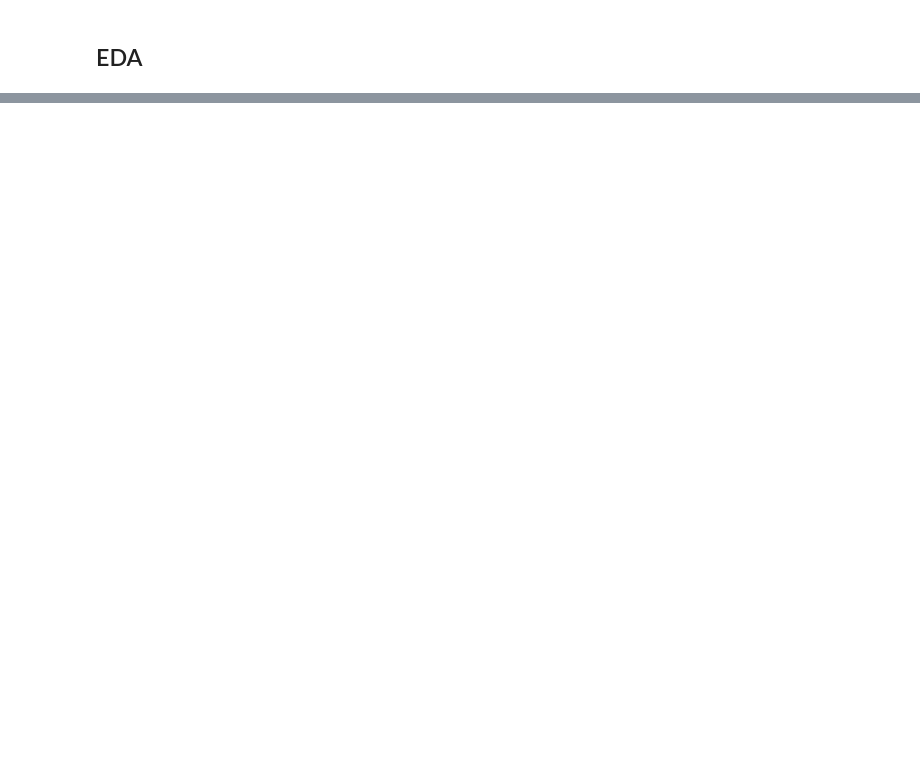
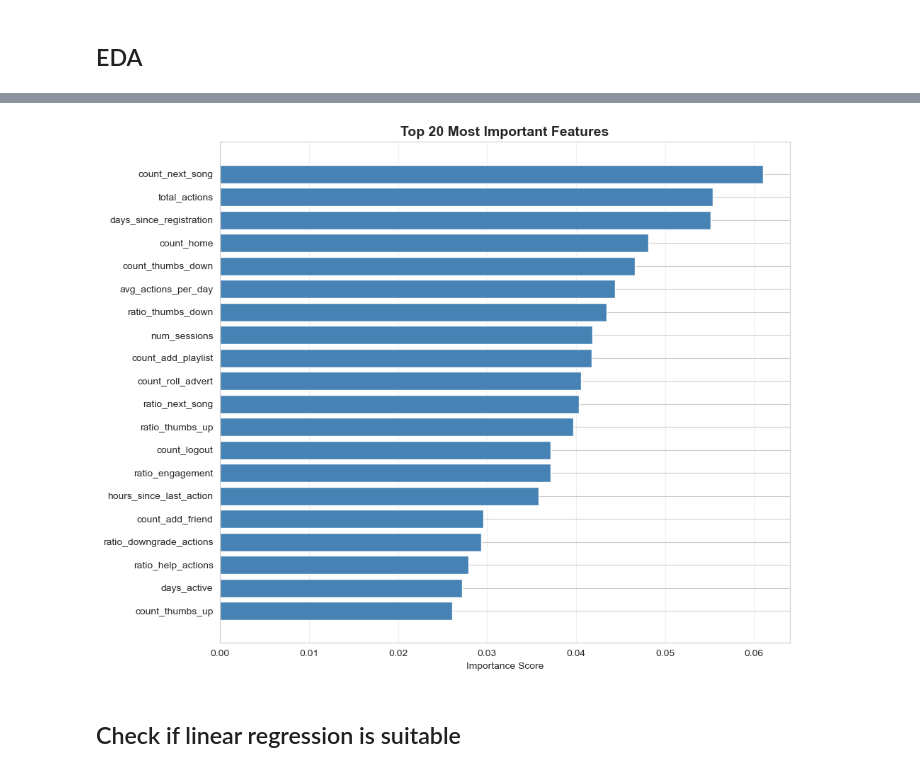
Before and after one commit to MaximilienLuc/Churn-prediction, a Jupyter notebook: Olivier.ipynb, the cells around one changed output, grey strips where cells are left out. Cells and saved outputs as stored; diff of their text form; code cells hidden in the pictures; blank space fills up the shorter version.

```diff
--- a/Olivier.ipynb
+++ b/Olivier.ipynb
@@ -31,7 +31,3 @@ Data columns (total 19 columns):
  18  registration   datetime64[us]
 dtypes: datetime64[us](2), float64(1), int64(4), object(12)
 memory usage: 2.6+ GB
-# %%
-# Vérifie les noms de colonnes exacts et leur longueur
-for col in sample_df_train.columns:
-    print(repr(col), len(col))
@@ -902,0 +1425,2 @@ Memory usage: 45.17 MB
+# %%
+df_cleaned, removed, importance = find_and_remove_low_importance_features(X)
@@ -902,0 +1445,6 @@ Memory usage: 45.17 MB
+# %%
+plot_feature_importance(importance)
+# %% [output]
+[figure, added]
+# %% [markdown]
+## Check if linear regression is suitable
```
Also changed, not shown: parts of 21 cells of this notebook.
